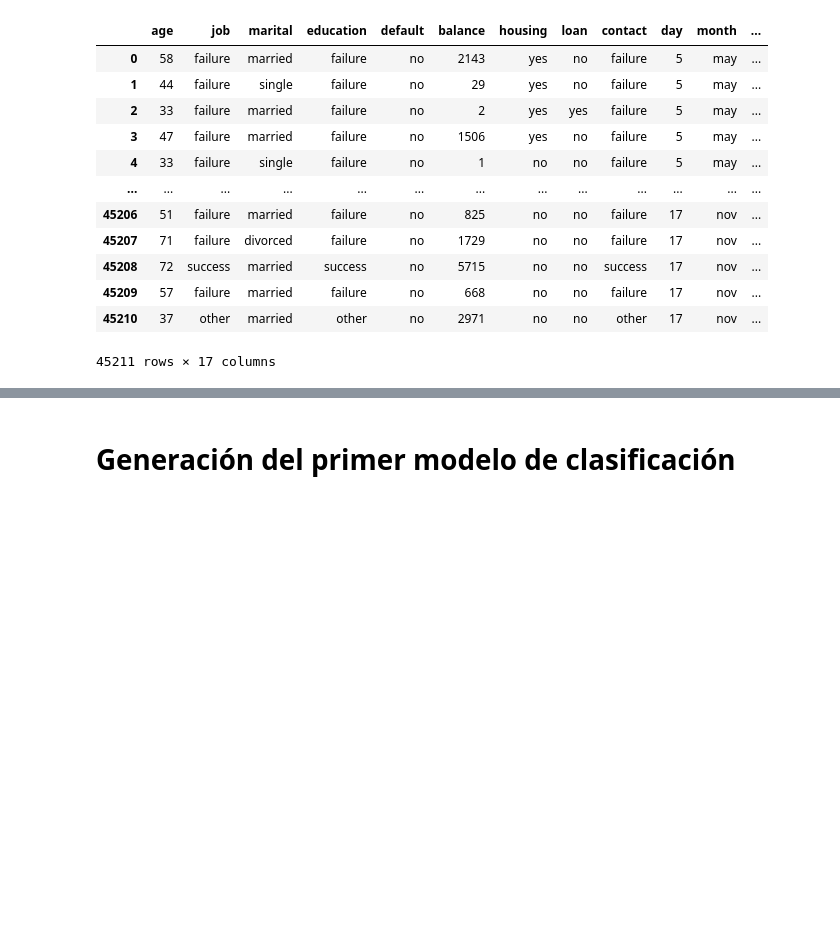
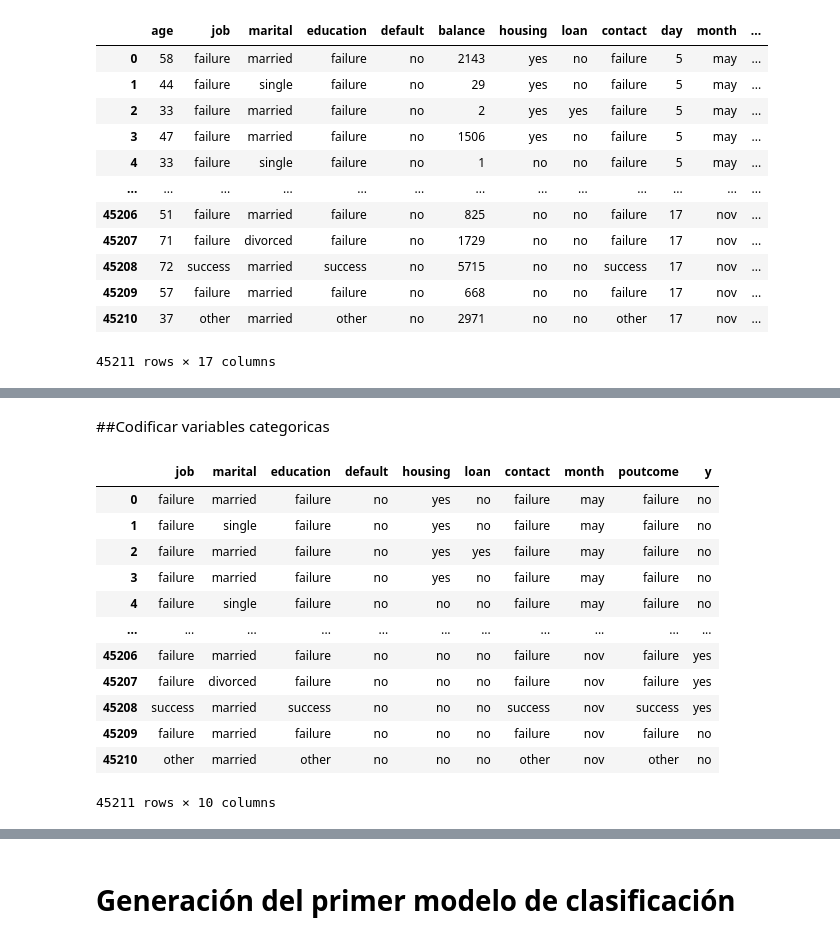
Before and after one commit to Marcelooyola/Modulo6, a Jupyter notebook: trabajo_final_mod6.ipynb, the cells around one changed output, grey strips where cells are left out. Saved outputs shown, nothing was run; the diff lists cells and outputs as text; code cells hidden in the pictures; blank space fills up the shorter version.

```diff
--- a/trabajo_final_mod6.ipynb
+++ b/trabajo_final_mod6.ipynb
@@ -193,0 +218,18 @@ clasificacion
+# %% [markdown]
+##Codificar variables categoricas
+# %%
+clasificacion.select_dtypes(include=["object"])
+# %% [output]
+|  | job | marital | education | default | housing | loan | contact | month | poutcome | y |
+| 0 | failure | married | failure | no | yes | no | failure | may | failure | no |
+| 1 | failure | single | failure | no | yes | no | failure | may | failure | no |
+| 2 | failure | married | failure | no | yes | yes | failure | may | failure | no |
+| 3 | failure | married | failure | no | yes | no | failure | may | failure | no |
+| 4 | failure | single | failure | no | no | no | failure | may | failure | no |
+| ... | ... | ... | ... | ... | ... | ... | ... | ... | ... | ... |
+| 45206 | failure | married | failure | no | no | no | failure | nov | failure | yes |
+| 45207 | failure | divorced | failure | no | no | no | failure | nov | failure | yes |
+| 45208 | success | married | success | no | no | no | success | nov | success | yes |
+| 45209 | failure | married | failure | no | no | no | failure | nov | failure | no |
+| 45210 | other | married | other | no | no | no | other | nov | other | no |
+45211 rows × 10 columns
```
Also changed, not shown: parts of 14 cells of this notebook.
